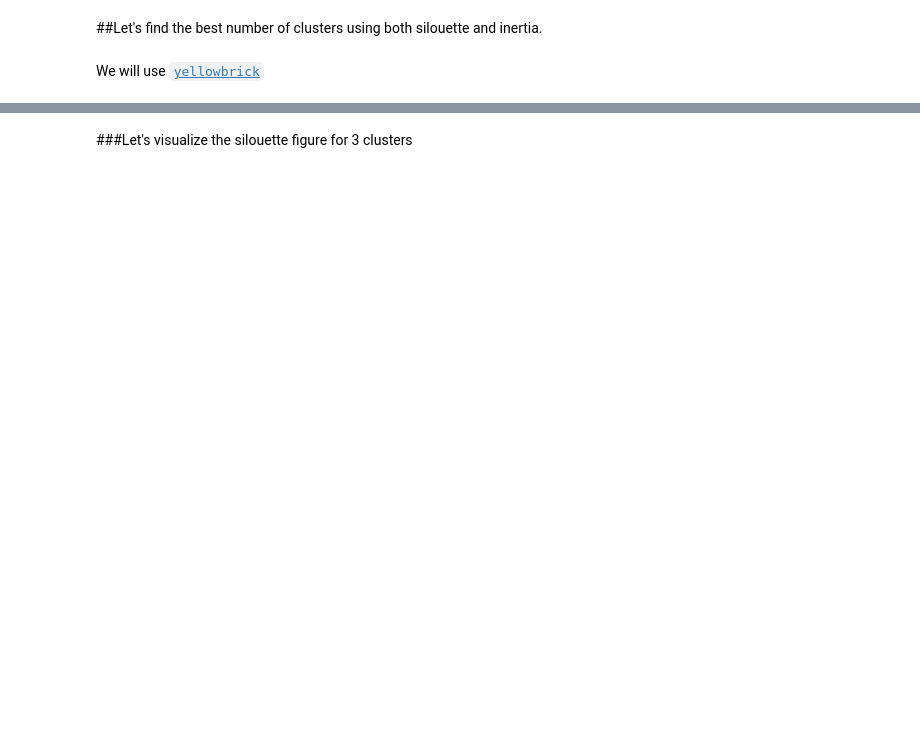
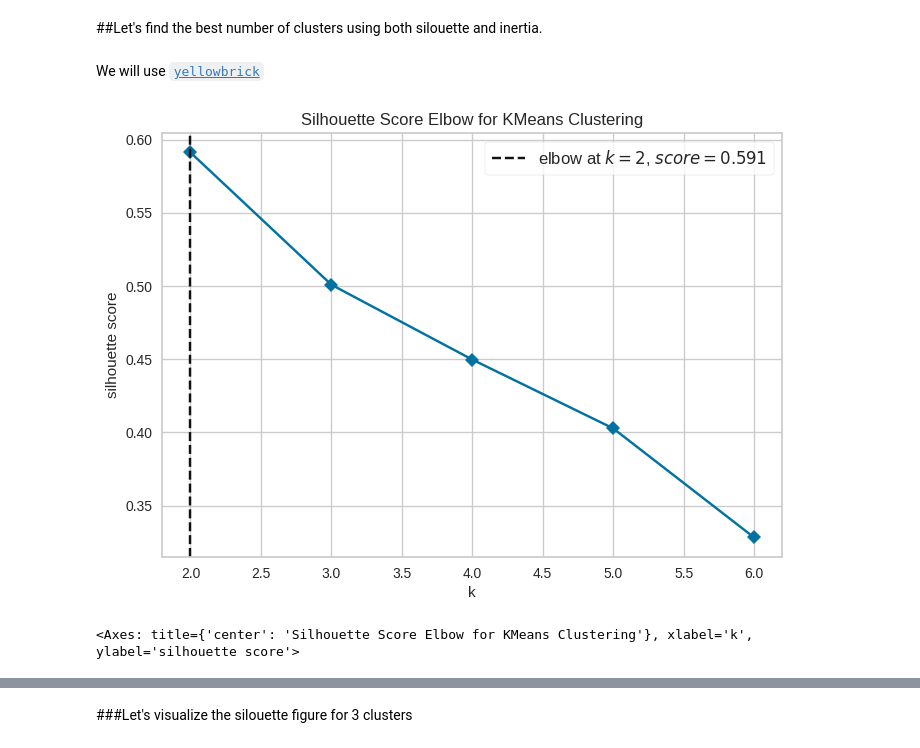
Before and after one commit to christinabrnn/Python-Study, a Jupyter notebook: BA820/Clustering_Synthetic_Data_unsolved.ipynb, the cells around one changed output, grey strips where cells are left out. Drawn from its saved outputs; the diff is of its cells as text; code cells hidden in the pictures; blank space fills up the shorter version.

```diff
--- a/BA820/Clustering_Synthetic_Data_unsolved.ipynb
+++ b/BA820/Clustering_Synthetic_Data_unsolved.ipynb
@@ -126,8 +152,8 @@ fig.show()
 # %% [markdown]
 Let's try some hierarchical clustering
-# %%
-Z =
-df_3d['cluster_labels'] =
+# %%
+Z = linkage(df_3d, method = 'ward')
+df_3d['cluster_labels'] = fcluster(Z, n_clusters, criterion = 'maxclust')
 # %%
 fig = px.scatter_3d(df_3d, )
 fig.update_traces(marker_size = 3) # makes the points smaller (better visualization)
@@ -140,3 +165,6 @@ kmeans_result =
+# %%
+kmeans_model = KMeans(3, init = 'random')
+kmeans_result = kmeans_model.fit(df_3d[['x', 'y', 'z']])
 # %%
-df_3d['cluster_labels'] =
+df_3d['cluster_labels'] = kmeans_result.labels_
 df_3d
@@ -151,10 +195,13 @@ We will use [`yellowbrick`](https://www.scikit-yb.org/en/latest/api/cluster/elbo
 # %%
 from yellowbrick.cluster import KElbowVisualizer
 
-visualizer =
+visualizer = KElbowVisualizer(kmeans_model, k=(2,7), metric="silhouette", timings=False)
 
-visualizer.
+visualizer.fit(df_3d[['x', 'y', 'z']])
 visualizer.show()
+# %% [output]
+[figure, added]
+<Axes: title={'center': 'Silhouette Score Elbow for KMeans Clustering'}, xlabel='k', ylabel='silhouette score'>
 # %%
 from yellowbrick.cluster import KElbowVisualizer
 
```
Also changed, not shown: parts of 15 cells of this notebook.
